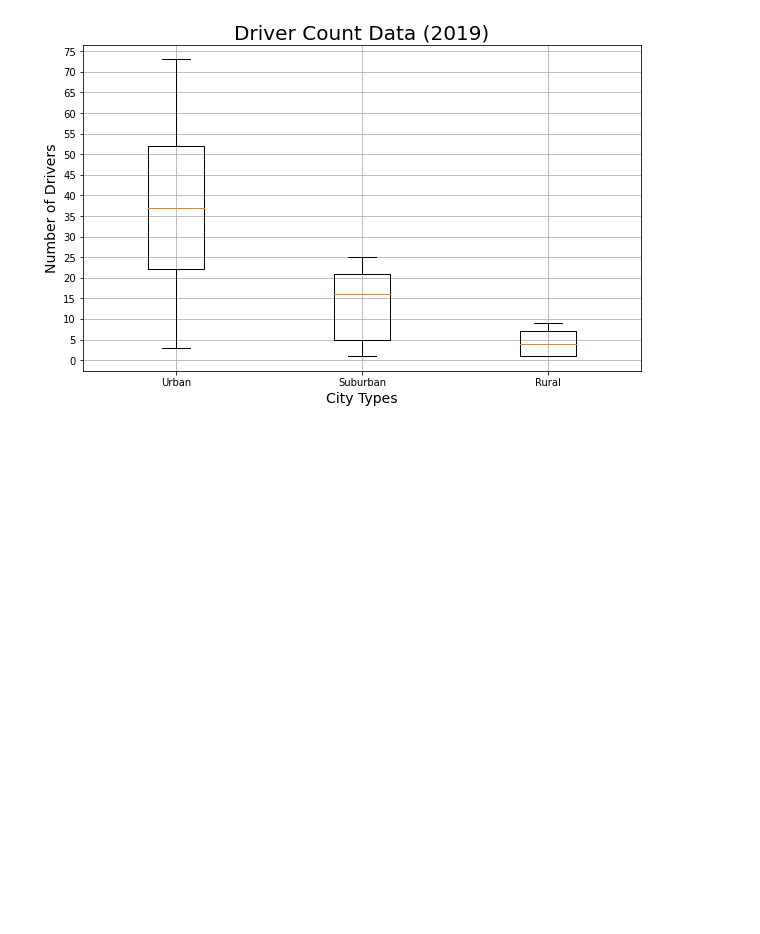
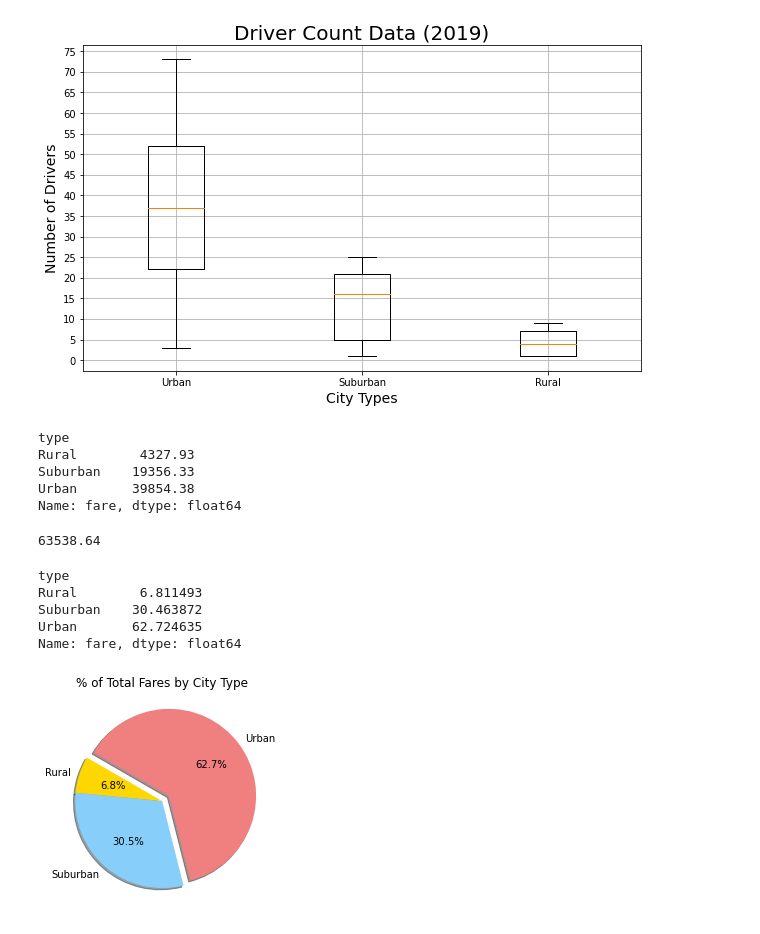
Before and after one commit to pmoores/PyBer_Analysis, a Jupyter notebook: PyBer.ipynb, the cells around one changed output. Cells and saved outputs as stored; diff of their text form; code cells hidden in the pictures; blank space fills up the shorter version.

```diff
--- a/PyBer.ipynb
+++ b/PyBer.ipynb
@@ -722,3 +722,55 @@ plt.savefig("analysis/Fig4.png")
 plt.show()
 # %% [output]
 [figure]
+# %%
+# 5.5.1 Get the sum of fares for each city type
+# Use groupby function on the pyber_data_df and group by the type of city column so the type of city is the index
+# Apply the sum() method on the fare column to the the Series with the total number of fares for each city type
+sum_fares_by_type = pyber_data_df.groupby(["type"]).sum()["fare"]
+sum_fares_by_type
+# %% [output]
+type
+Rural        4327.93
+Suburban    19356.33
+Urban       39854.38
+Name: fare, dtype: float64
+# %%
+# Get the sum of all fares  by using the sum() method on the fare column
+total_fares = pyber_data_df["fare"].sum()
+total_fares
+# %% [output]
+63538.64
+# %%
+# Calculate the percentage of fare for each city type
+type_percents = 100 * pyber_data_df.groupby(["type"]).sum()["fare"] / pyber_data_df["fare"].sum()
+type_percents
+# %% [output]
+type
+Rural        6.811493
+Suburban    30.463872
+Urban       62.724635
+Name: fare, dtype: float64
+# %%
+# 5.5.2 Build the percentage of fares by city type pie chart - MATLAB method
+# Import matplotlib to change the plot configurations using rdParams
+import matplotlib as mpl
+
+# Build the pie chart
+plt.pie(type_percents,
+        labels=["Rural", "Suburban", "Urban"],
+        colors=["gold", "lightskyblue", "lightcoral"],
+        explode=[0, 0, 0.1],
+        autopct='%1.1f%%',
+        shadow=True, startangle=150)
+plt.title("% of Total Fares by City Type")
+
+# Change the default font size from 10 to 14
+mpl.rcParams['font.size'] = 14
+
+# Save figure
+plt.savefig("analysis/Fig5.png")
+
+# Show figure
+plt.show()
+# %% [output]
+[figure, added]
```
Also changed, not shown: 2 other files.
